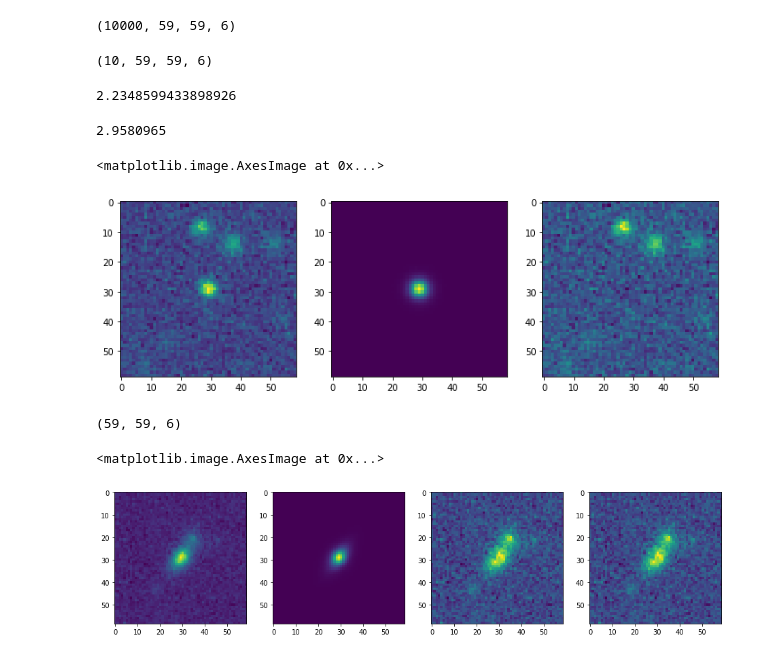
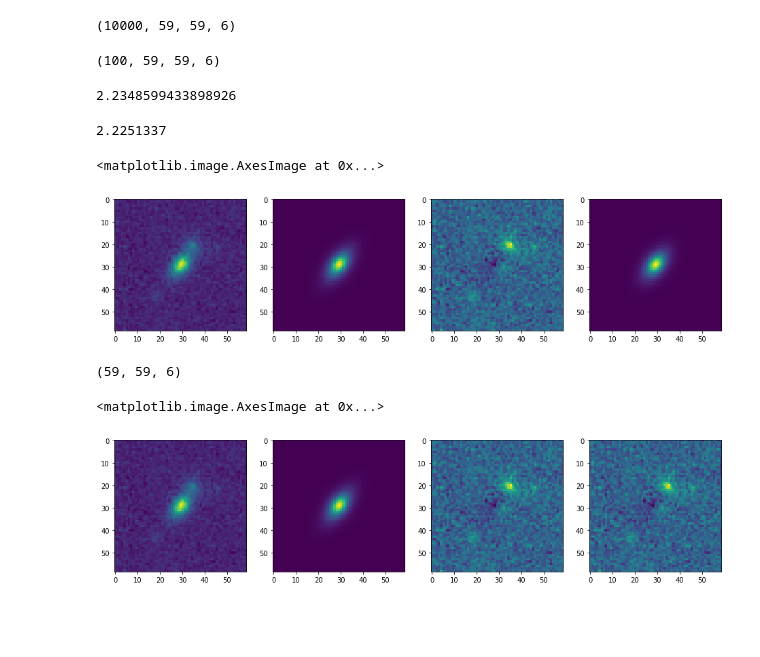
Before and after one commit to astrodeepnet/debvader, a Jupyter notebook: Untitled.ipynb, the cells around one changed output. Drawn from its saved outputs; the diff is of its cells as text; code cells hidden in the pictures; blank space fills up the shorter version.

```diff
--- a/Untitled.ipynb
+++ b/Untitled.ipynb
@@ -45,5 +45,6 @@ in cropping
 /pbs/throng/lsst/users/barcelin/debvader/weights/dc2/
 # %%
 root_dir = "/pbs/home/b/barcelin/sps_link/data/dc2_test/24.5/test/"
-test_images = np.load(root_dir+'img_cropped_sample_2.npy', mmap_mode = 'c')
+images = np.load(root_dir+'img_cropped_sample_2.npy', mmap_mode = 'c')
+images_noiseless = np.load(root_dir+'img_noiseless_sample_2.npy', mmap_mode = 'c')
 # %%
@@ -51,11 +52,14 @@ test_images.shape
 # %% [output]
 (10000, 59, 59, 6)
+# %%
+test_images = images[0:100]
+test_images_noiseless = images_noiseless[0:100]
 # %%
-output = deblend(net, test_images[:10])
+output = deblend(net, test_images)
 # %%
 output.shape
 # %% [output]
-(10, 59, 59, 6)
+(100, 59, 59, 6)
 # %%
 np.max(test_images[0])
 # %% [output]
@@ -63,18 +67,19 @@ np.max(test_images[0])
 # %%
 np.max(output[0])
 # %% [output]
-2.9580965
+2.2251337
 # %%
 import matplotlib.pyplot as plt
 # %%
-fig, axes = plt.subplots(1,3, figsize =(12,4))
+fig, axes = plt.subplots(1,4, figsize =(16,4))
 
-axes[0].imshow(test_images[2,:,:,2])
-axes[1].imshow(output[2,:,:,2])
-axes[2].imshow(test_images[2,:,:,2]- output[2,:,:,2])
+axes[0].imshow(test_images[0,:,:,2])
+axes[1].imshow(output[0,:,:,2])
+axes[2].imshow(test_images[0,:,:,2]- output[0,:,:,2])
+axes[3].imshow(test_images_noiseless[0,:,:,2])
 # %% [output]
 <matplotlib.image.AxesImage at 0x...>
-[figure, old version]
+[figure, new version]
 # %%
 import scipy
 # %%
@@ -95,7 +100,7 @@ axes[2].imshow(test_images[0,:,:,2]- output[0,:,:,2])
 axes[3].imshow(out[:,:,2])
 # %% [output]
 <matplotlib.image.AxesImage at 0x...>
-[figure, old version]
+[figure, new version]
 # %%
 from scipy import optimize
 # %%
```
Also changed, not shown: parts of 17 cells of this notebook, 1 other file.
